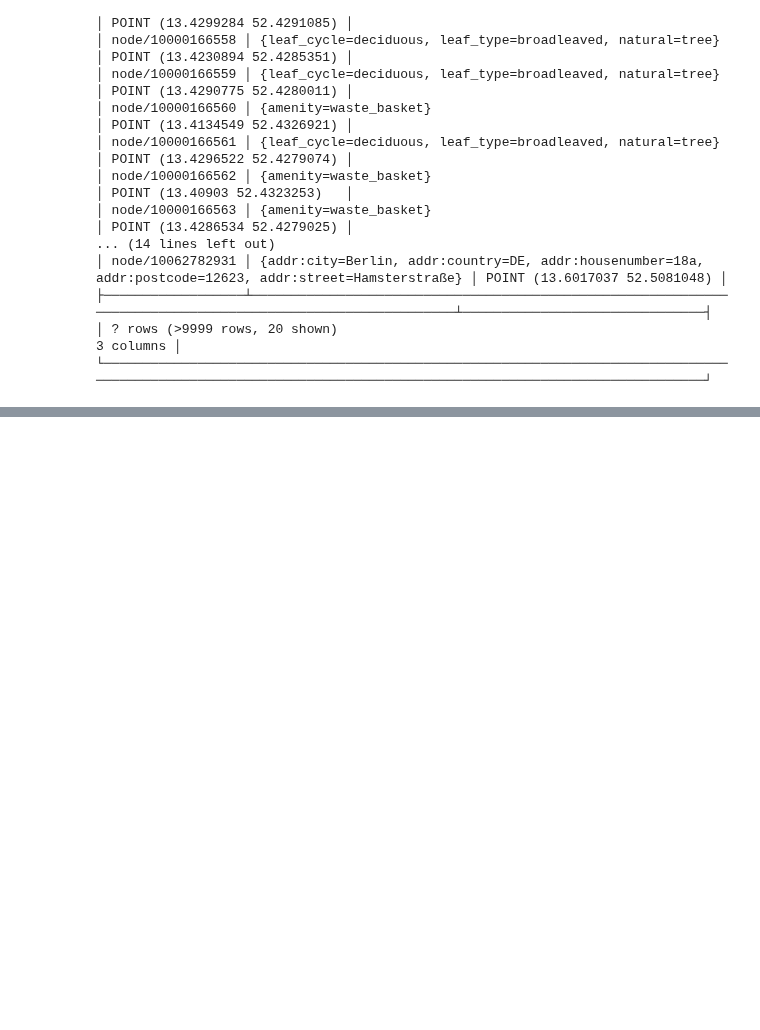
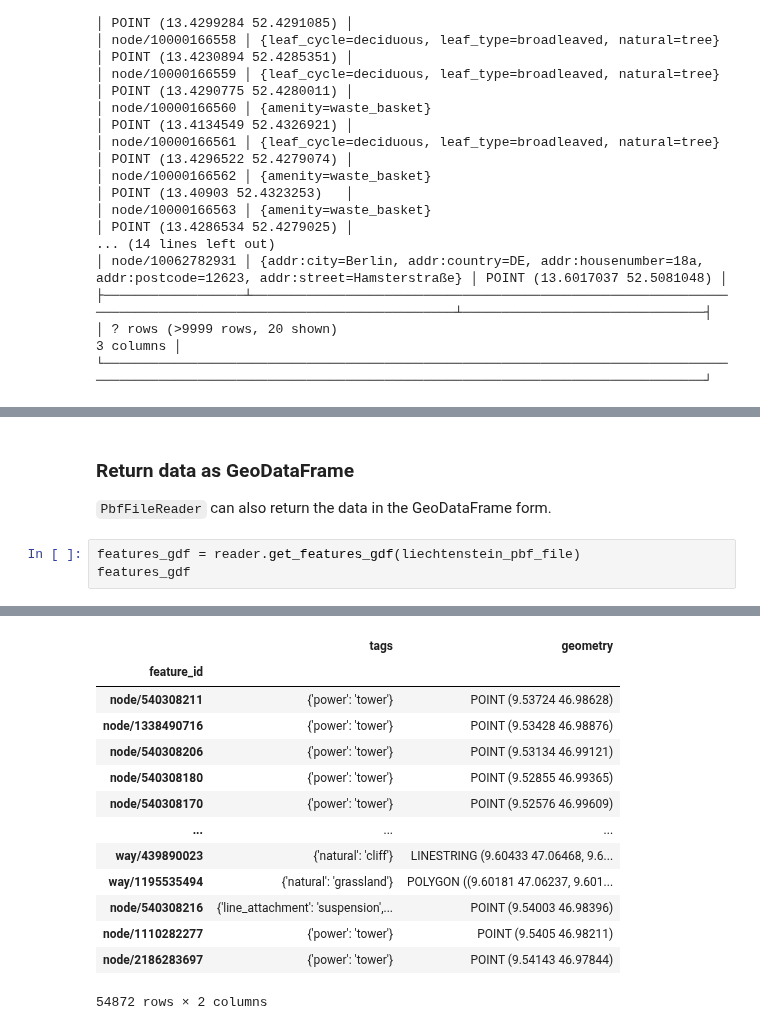
Before and after one commit to dimuzzo/testing-project, a Jupyter notebook: QuackOSM/test_number1.ipynb, the cells around one changed output, grey strips where cells are left out. Drawn from its saved outputs; the diff is of its cells as text; blank space fills up the shorter version.

```diff
--- a/QuackOSM/test_number1.ipynb
+++ b/QuackOSM/test_number1.ipynb
@@ -86,0 +317,8 @@ duckdb.read_parquet(str(gpq_path)).order("feature_id")
+# %% [markdown]
+###  Return data as GeoDataFrame
+
+`PbfFileReader` can also return the data in the GeoDataFrame form.
+# %%
+features_gdf = reader.get_features_gdf(liechtenstein_pbf_file)
+features_gdf
+# %% [output]
@@ -86,0 +326,14 @@ duckdb.read_parquet(str(gpq_path)).order("feature_id")
+|  | tags | geometry |
+| feature_id |  |  |
+| node/540308211 | {'power': 'tower'} | POINT (9.53724 46.98628) |
+| node/1338490716 | {'power': 'tower'} | POINT (9.53428 46.98876) |
+| node/540308206 | {'power': 'tower'} | POINT (9.53134 46.99121) |
+| node/540308180 | {'power': 'tower'} | POINT (9.52855 46.99365) |
+| node/540308170 | {'power': 'tower'} | POINT (9.52576 46.99609) |
+| ... | ... | ... |
+| way/439890023 | {'natural': 'cliff'} | LINESTRING (9.60433 47.06468, 9.6... |
+| way/1195535494 | {'natural': 'grassland'} | POLYGON ((9.60181 47.06237, 9.601... |
+| node/540308216 | {'line_attachment': 'suspension',... | POINT (9.54003 46.98396) |
+| node/1110282277 | {'power': 'tower'} | POINT (9.5405 46.98211) |
+| node/2186283697 | {'power': 'tower'} | POINT (9.54143 46.97844) |
+54872 rows × 2 columns
```
Also changed, not shown: parts of 26 cells of this notebook.
